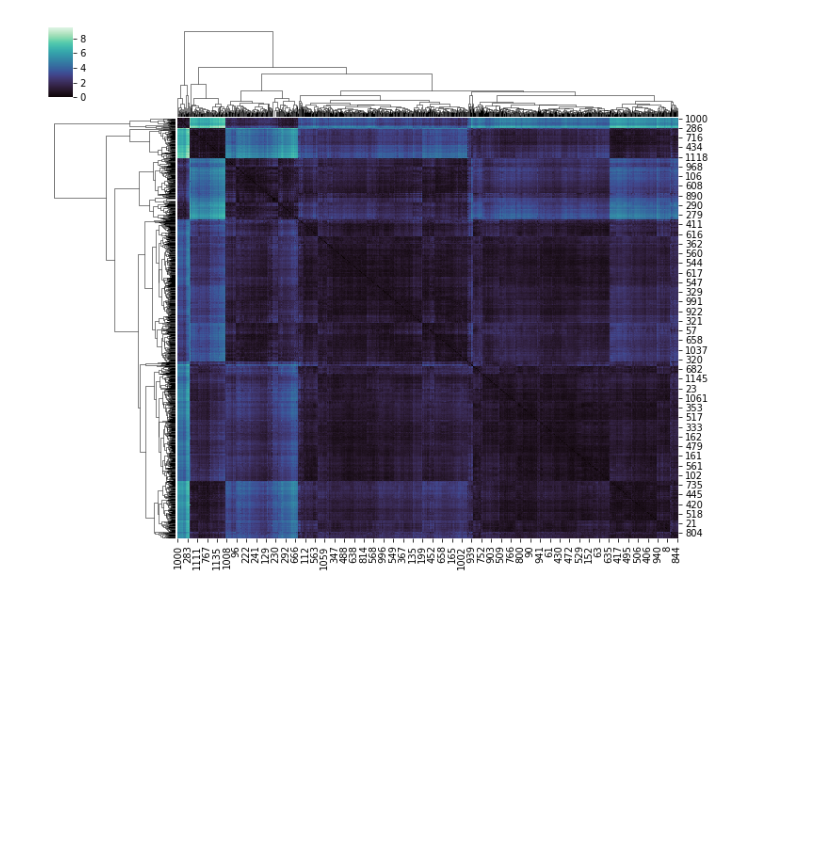
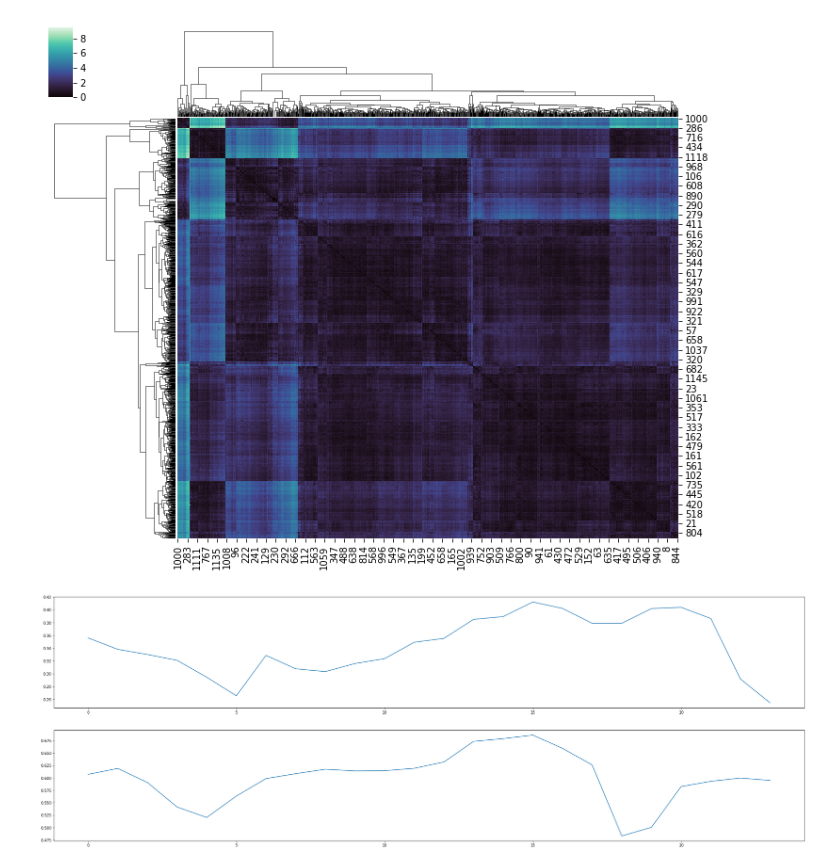
Before and after one commit to MiachelGu/chiller-plants, a Jupyter notebook: notebooks/14. Clusters.ipynb, the cells around one changed output. Saved outputs shown, nothing was run; the diff lists cells and outputs as text; code cells hidden in the pictures; blank space fills up the shorter version.

```diff
--- a/notebooks/14. Clusters.ipynb
+++ b/notebooks/14. Clusters.ipynb
@@ -261,3 +261,13 @@ sns.clustermap(
 # %% [output]
 <seaborn.matrix.ClusterGrid at 0x...>
 [figure]
+# %%
+chunk_ids = [286, 518]
+fig, ax = plt.subplots(len(chunk_ids),1,figsize=(36,6 * len(chunk_ids)))
+if len(chunk_ids)==1:
+    ax.plot(chunks[chunk_ids[-1]])
+else:
+    for i,c in enumerate(chunk_ids):
+        ax[i].plot(chunks[c])
+# %% [output]
+[figure, added]
```
Also changed, not shown: 1 other file.
